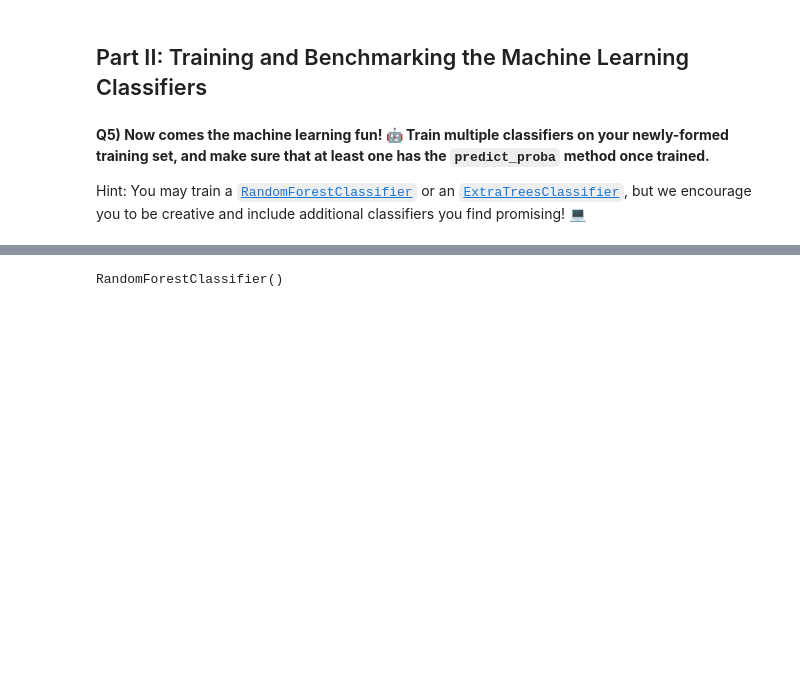
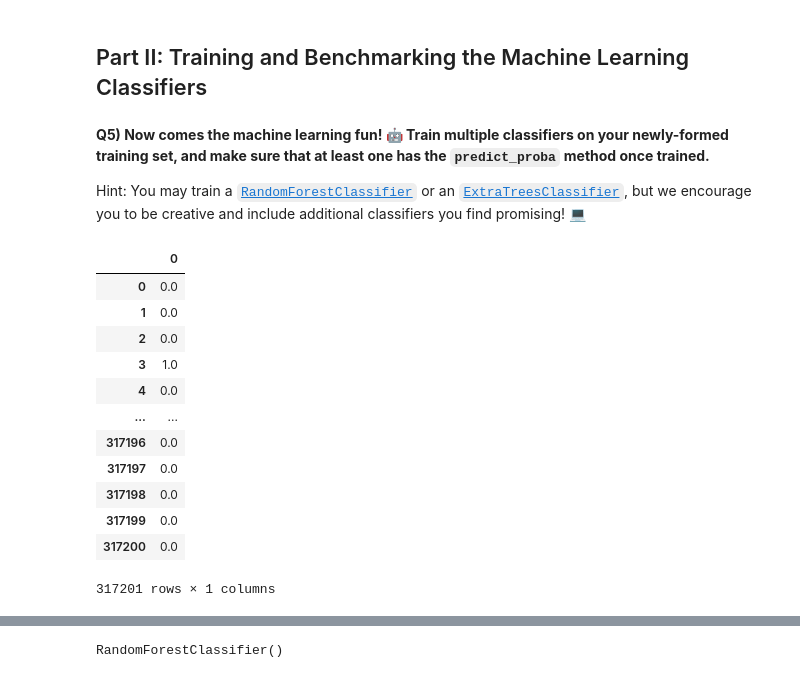
Before and after one commit to emiljor/2022_ML_EES, a Jupyter notebook: Exercises/S2_4_Wildfire_Risk_Italy.ipynb, the cells around one changed output, grey strips where cells are left out. Cells and saved outputs as stored; diff of their text form; code cells hidden in the pictures; blank space fills up the shorter version.

```diff
--- a/Exercises/S2_4_Wildfire_Risk_Italy.ipynb
+++ b/Exercises/S2_4_Wildfire_Risk_Italy.ipynb
@@ -368,13 +367,32 @@ Hint: You may train a [`RandomForestClassifier`](https://scikit-learn.org/stable
 # %%
 #####################################################################################################################
 # 1. Import RandomForestClassifier
 #####################################################################################################################
-from sklearn.__________ import RandomForestClassifier
+from sklearn.ensemble import RandomForestClassifier
 #####################################################################################################################
 # 2. Convert X_train and X_test into pandas DataFrame
 #####################################################################################################################
-X_train = ____________(_______)
-X_test = _____________(_______)
+X_train = pd.DataFrame(x_train)
+X_test = pd.DataFrame(x_test)
+X_val = pd.DataFrame(x_val)
+#y_train = pd.DataFrame(y_train)
+#y_test = pd.DataFrame(y_test)
+#y_val = pd.DataFrame(y_val)
+y_train
+# %% [output]
+|  | 0 |
+| 0 | 0.0 |
+| 1 | 0.0 |
+| 2 | 0.0 |
+| 3 | 1.0 |
+| 4 | 0.0 |
+| ... | ... |
+| 317196 | 0.0 |
+| 317197 | 0.0 |
+| 317198 | 0.0 |
+| 317199 | 0.0 |
+| 317200 | 0.0 |
+317201 rows × 1 columns
 # %%
 X_train
 # %% [output]
```
Also changed, not shown: parts of 7 cells of this notebook.
